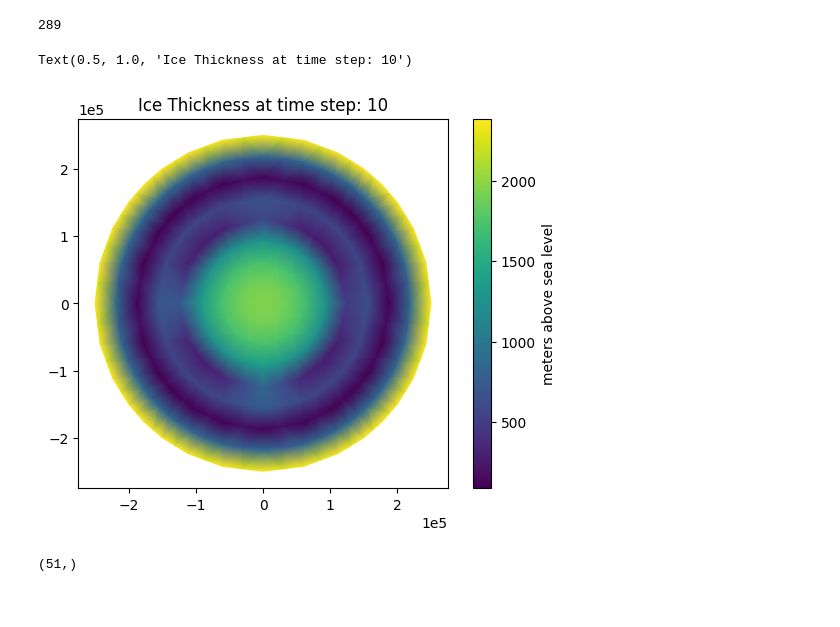
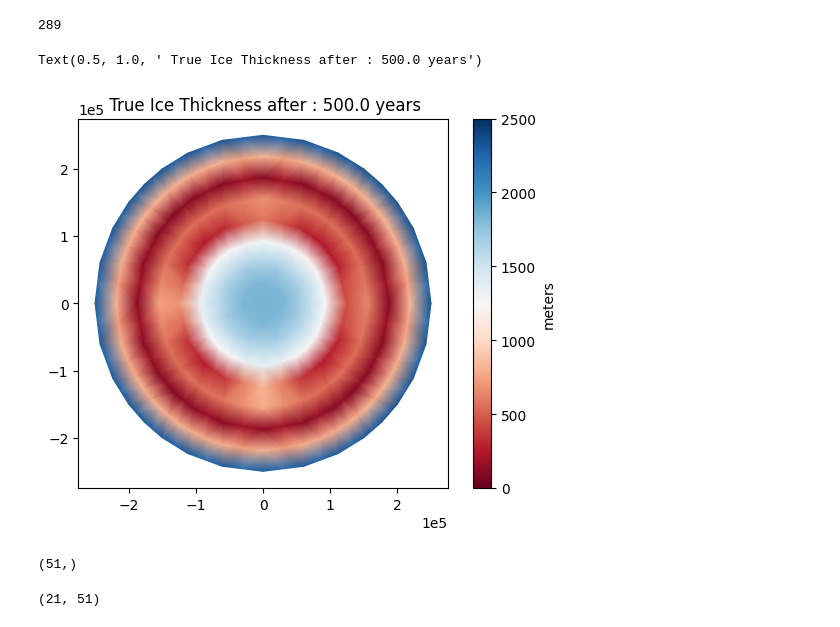
Before and after one commit to KYANJO/Data_assimilation_project, a Jupyter notebook: bin/python_wrapper.ipynb, the cells around one changed output. Saved outputs shown, nothing was run; the diff lists cells and outputs as text; code cells hidden in the pictures.

```diff
--- a/bin/python_wrapper.ipynb
+++ b/bin/python_wrapper.ipynb
@@ -461,27 +461,23 @@ Cov_model = (sig_model**2)*np.eye(nd)
 
 Q_err = (sig_Q**2)*np.eye(nd)
 
-dt_m = 15 # time interval between observations
-tm_m = 150 # maximum time of observations
-nt_m = int(tm_m/dt_m) # number of observations instants
-ind_m = (np.linspace(int(dt_m/dt),int(tm_m/dt),nt_m)).astype(int) # indexes of observation instants
-t_m = t[ind_m] # time instants of observations
+# dt_m = 15 # time interval between observations
+# tm_m = 250 # maximum time of observations
+# nt_m = int(tm_m/dt_m) # number of observations instants
+# ind_m = (np.linspace(int(dt_m/dt),int(tm_m/dt),nt_m)).astype(int) # indexes of observation instants
+# t_m = t[ind_m] # time instants of observations
 
 sig_b= 0.1
 
-# B = sig_b**2*np.eye(nd)
-ub = np.zeros([nd,nt+1])
-# ub[:,0] = u0b
-ua = np.zeros([nd,nt+1])
-# ua[:,0] = u0b
-n = nd #state dimension
-m = nd #measurement dimension
-# ensemble size
-N = 10
+N = 30 # ensemble size
 
 # no of observations
 n_obs = 10
 params = {"m_obs": n_obs}
+dt_m = 15 # time interval between observations
+nt_m = n_obs
+ind_m = (np.linspace(int(dt_m/dt),int(tm/dt),nt_m)).astype(int) # indexes of observation instants
+t_m = t[ind_m] # time instants of observations
 # %%
 # True simulation
 statevec_true = np.zeros([nd,nt+1])
@@ -495,6 +491,8 @@ statevec_true[2*hdim:,0] = u0.dat.data_ro[:,1]
 # uTrue = u0.copy(deepcopy=True)
 dh_max_True = np.zeros(nt)*np.nan
 a = Function(Q)
+hu_obs = np.zeros([nd,nt_m])
+km = 0
 for step in tqdm.trange(nt):
     h, u , a, dh_max_True[step] = shallowIce_icepack(dt, h, u, b, a, ela, \
                                                         max_a, da_ds)
@@ -502,18 +500,23 @@ for step in tqdm.trange(nt):
     statevec_true[:hdim,step+1] = h.dat.data_ro
     statevec_true[hdim:2*hdim,step+1] = u.dat.data_ro[:,0]
     statevec_true[2*hdim:,step+1] = u.dat.data_ro[:,1]
+
+    if (km<nt_m) and (step+1 == ind_m[km]):
+        hu_obs[:,km] = statevec_true[:,step+1] + np.random.normal(0,sig_obs,[nd,])
+        km = km + 1
 # %%
 # --- plot the true state variables ---
 fig, axes = icepack.plot.subplots()
-step = 10
+step = 50
 htrue = Function(Q)
 htrue.dat.data[:] = statevec_true[:hdim,step]
-colors = firedrake.tripcolor(htrue, axes=axes)
-fig.colorbar(colors, label="meters above sea level")
-axes.set_title("Ice Thickness at time step: {}".format(step))
+colors = firedrake.tripcolor(htrue, axes=axes,vmin = 0, vmax = 2500,cmap="RdBu")
+time_at_step = t[step]
+fig.colorbar(colors, label="meters")
+axes.set_title(" True Ice Thickness after : {} years".format(time_at_step))
 # %% [output]
-Text(0.5, 1.0, 'Ice Thickness at time step: 10')
+Text(0.5, 1.0, ' True Ice Thickness after : 500.0 years')
-[figure, old version]
+[figure, new version]
 # %%
 obs_vir = statevec_true + (np.random.normal(0,sig_obs,nd)).reshape(nd,1)
 hu_obs = Obs(obs_vir, params["m_obs"])
@@ -606,3 +614,9 @@ for k in tqdm.trange(nt):
     # Save the ensemble
     statevec_ens_full[:,:,k+1] = statevec_ens
+# %%
+t[ind_m]
+h_obs = hu_obs[:hdim]
+h_obs.shape
+# %% [output]
+(21, 51)
 # %%
```
Also changed, not shown: parts of 5 cells of this notebook.
